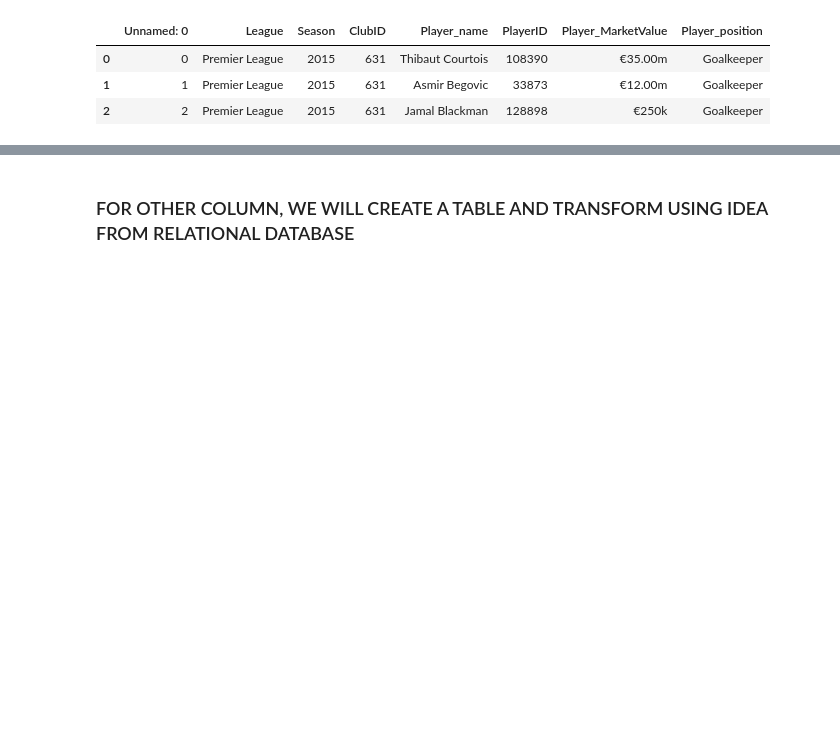
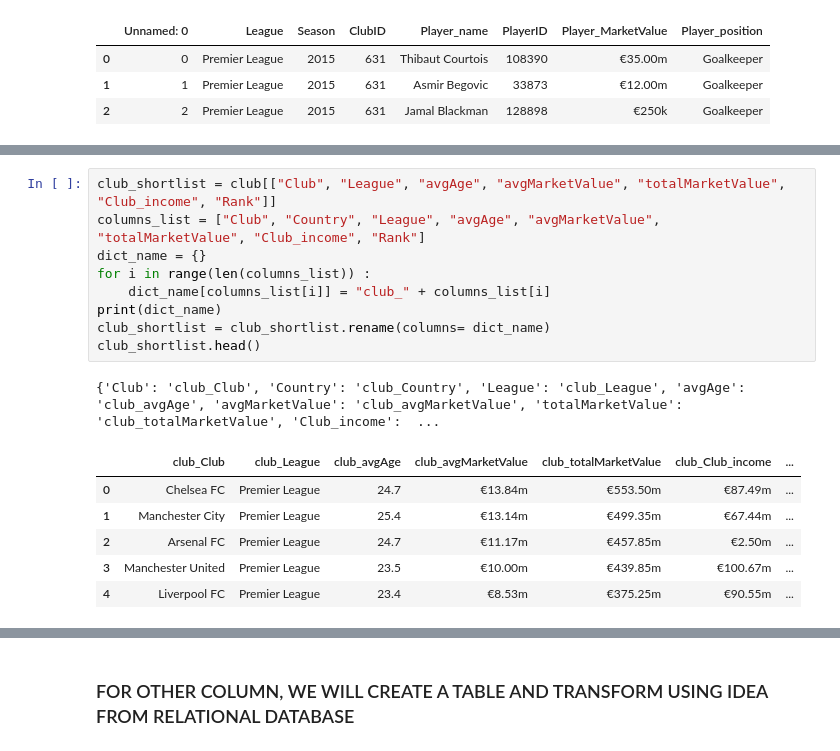
Before and after one commit to ngocquanofficial/Football-Player-Price-Prediction, a Jupyter notebook: data_preprocessing.ipynb, the cells around one changed output, grey strips where cells are left out. Drawn from its saved outputs; the diff is of its cells as text; blank space fills up the shorter version.

```diff
--- a/data_preprocessing.ipynb
+++ b/data_preprocessing.ipynb
@@ -172,0 +184,17 @@ club_players[club_players["Player_name"] == "Thibaut Courtois"]
+# %%
+club_shortlist = club[["Club", "League", "avgAge", "avgMarketValue", "totalMarketValue", "Club_income", "Rank"]]
+columns_list = ["Club", "Country", "League", "avgAge", "avgMarketValue", "totalMarketValue", "Club_income", "Rank"]
+dict_name = {}
+for i in range(len(columns_list)) :
+    dict_name[columns_list[i]] = "club_" + columns_list[i]
+print(dict_name)
+club_shortlist = club_shortlist.rename(columns= dict_name)
+club_shortlist.head()
+# %% [output]
+{'Club': 'club_Club', 'Country': 'club_Country', 'League': 'club_League', 'avgAge': 'club_avgAge', 'avgMarketValue': 'club_avgMarketValue', 'totalMarketValue': 'club_totalMarketValue', 'Club_income':  ...
+|  | club_Club | club_League | club_avgAge | club_avgMarketValue | club_totalMarketValue | club_Club_income | ... |
+| 0 | Chelsea FC | Premier League | 24.7 | €13.84m | €553.50m | €87.49m | ... |
+| 1 | Manchester City | Premier League | 25.4 | €13.14m | €499.35m | €67.44m | ... |
+| 2 | Arsenal FC | Premier League | 24.7 | €11.17m | €457.85m | €2.50m | ... |
+| 3 | Manchester United | Premier League | 23.5 | €10.00m | €439.85m | €100.67m | ... |
+| 4 | Liverpool FC | Premier League | 23.4 | €8.53m | €375.25m | €90.55m | ... |
```
Also changed, not shown: parts of 11 cells of this notebook.
